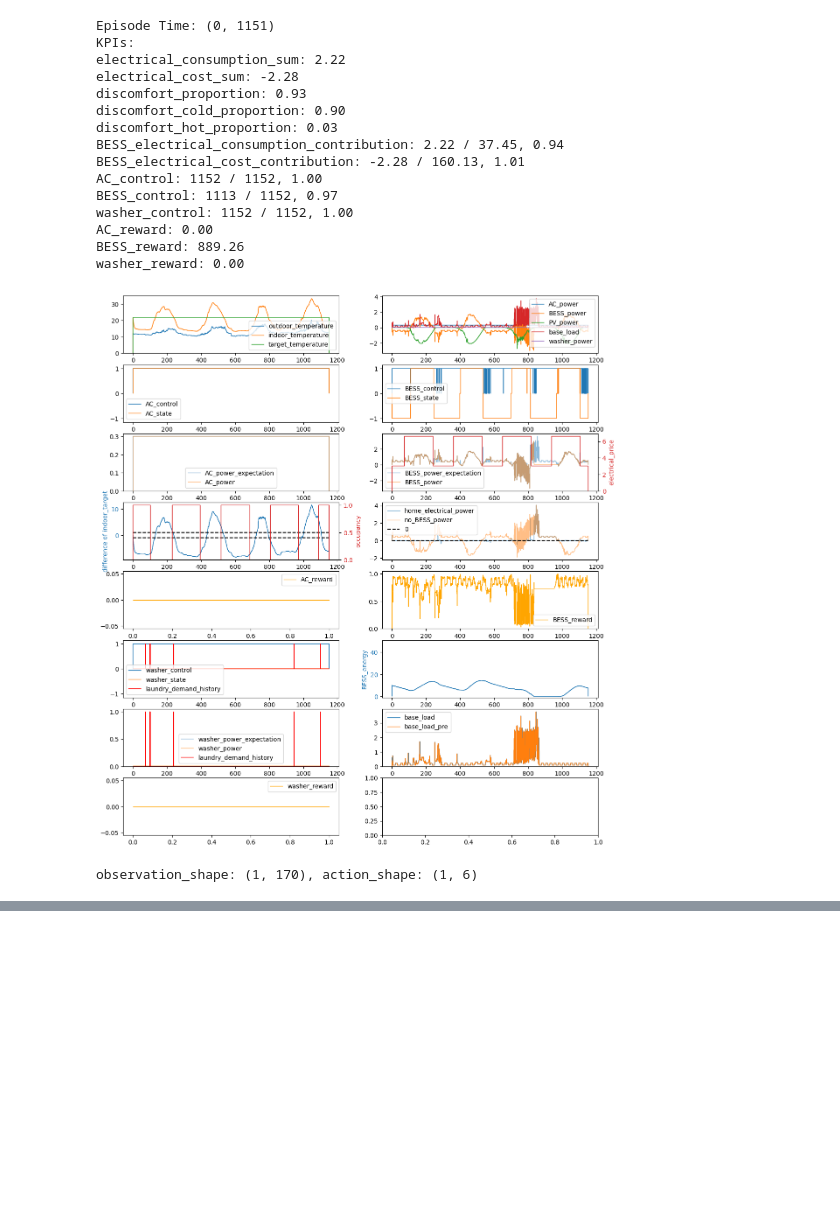
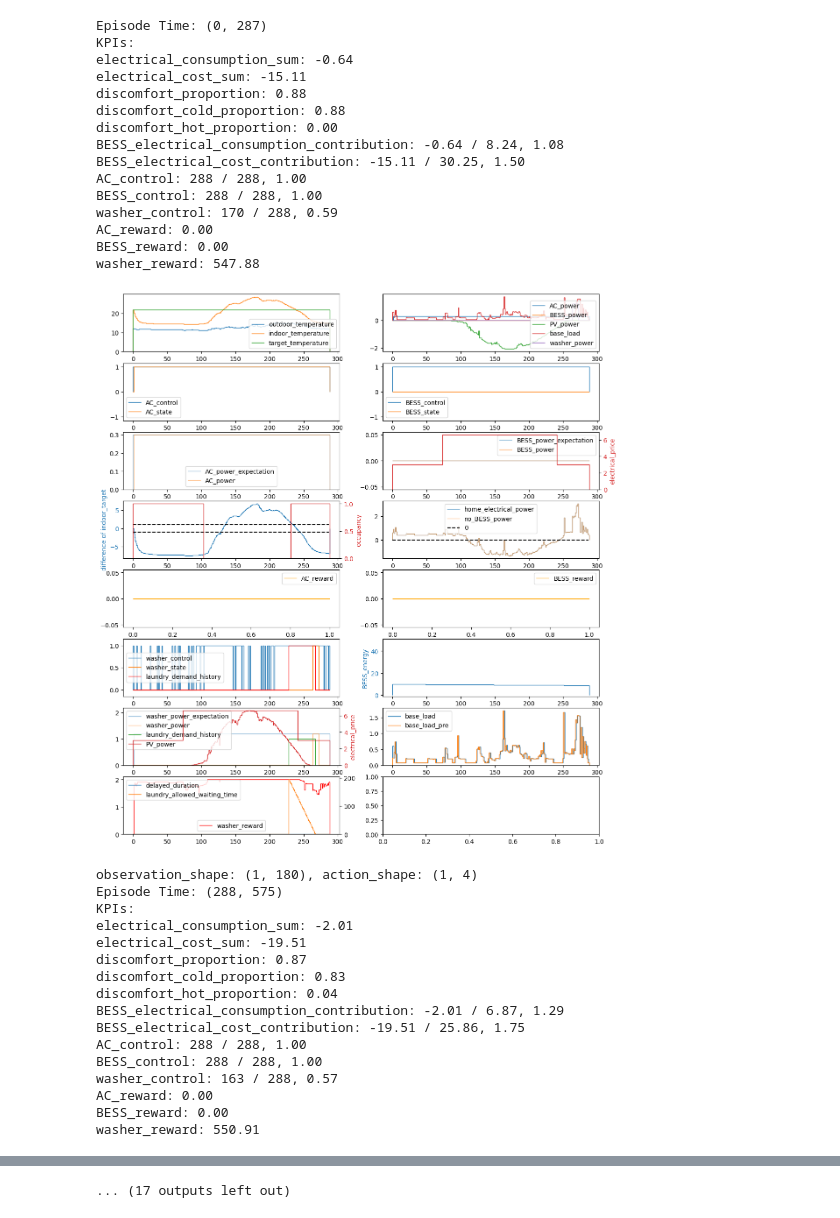
Before and after one commit to Hnecent/HEM, a Jupyter notebook: evaluate_sb3.ipynb, the cells around one changed output, grey strips where cells are left out. Saved outputs shown, nothing was run; the diff lists cells and outputs as text; code cells hidden in the pictures; blank space fills up the shorter version.

```diff
--- a/evaluate_sb3.ipynb
+++ b/evaluate_sb3.ipynb
@@ -15,7 +15,7 @@ experiment_name = input('Experiment name: ')
 checkpoint_path_dict = train.checkpoint_path(experiment_name, 0, 0)
 
 model = et.load_best_model(checkpoint_path_dict, sb3_model=model)
-env = et.load_test_env(checkpoint_path_dict, env_cl=env_cl, num_episodes_in_one_test=4, train_mode=False,
+env = et.load_test_env(checkpoint_path_dict, env_cl=env_cl, num_episodes_in_one_test=1, train_mode=False,
                        noise_strength=0)
 train_env_kwargs = np.load(checkpoint_path_dict['env_set_path'], allow_pickle=True)['train_env_kwargs']
 print(env.metadata)
@@ -50,26 +50,41 @@ et.plot_log(checkpoint_path_dict['log_path'] + '/evaluations.npz', checkpoint_pa
 # %%
-num_episodes = 1
+num_episodes = 14
 if env.metadata['multi_agent']:
     renderer = Renderer(render_mode='episode', env=env.par_env.unwrapped)
     et.pz_simulation_process(env, renderer, model, num_episodes=num_episodes)
 else:
     renderer = Renderer(render_mode='episode', env=env.envs[0])
     et.gym_simulation_process(env, renderer, model, num_episodes=num_episodes)
 # %% [output]
-Episode Time: (0, 1151)
+Episode Time: (0, 287)
 KPIs:
-electrical_consumption_sum: 2.22
-electrical_cost_sum: -2.28
-discomfort_proportion: 0.93
-discomfort_cold_proportion: 0.90
-discomfort_hot_proportion: 0.03
-BESS_electrical_consumption_contribution: 2.22 / 37.45, 0.94
-BESS_electrical_cost_contribution: -2.28 / 160.13, 1.01
-AC_control: 1152 / 1152, 1.00
-BESS_control: 1113 / 1152, 0.97
-washer_control: 1152 / 1152, 1.00
+electrical_consumption_sum: -0.64
+electrical_cost_sum: -15.11
+discomfort_proportion: 0.88
+discomfort_cold_proportion: 0.88
+discomfort_hot_proportion: 0.00
+BESS_electrical_consumption_contribution: -0.64 / 8.24, 1.08
+BESS_electrical_cost_contribution: -15.11 / 30.25, 1.50
+AC_control: 288 / 288, 1.00
+BESS_control: 288 / 288, 1.00
+washer_control: 170 / 288, 0.59
 AC_reward: 0.00
-BESS_reward: 889.26
-washer_reward: 0.00
+BESS_reward: 0.00
+washer_reward: 547.88
-[figure, old version]
+[figure, new version]
-observation_shape: (1, 170), action_shape: (1, 6)
+observation_shape: (1, 180), action_shape: (1, 4)
+Episode Time: (288, 575)
+KPIs:
+electrical_consumption_sum: -2.01
+electrical_cost_sum: -19.51
+discomfort_proportion: 0.87
+discomfort_cold_proportion: 0.83
+discomfort_hot_proportion: 0.04
+BESS_electrical_consumption_contribution: -2.01 / 6.87, 1.29
+BESS_electrical_cost_contribution: -19.51 / 25.86, 1.75
+AC_control: 288 / 288, 1.00
+BESS_control: 288 / 288, 1.00
+washer_control: 163 / 288, 0.57
+AC_reward: 0.00
+BESS_reward: 0.00
+washer_reward: 550.91
@@ -75,0 +160 @@ observation_shape: (1, 170), action_shape: (1, 6)
+... (17 outputs left out)
```
Also changed, not shown: parts of 4 cells of this notebook, 10 other files.
